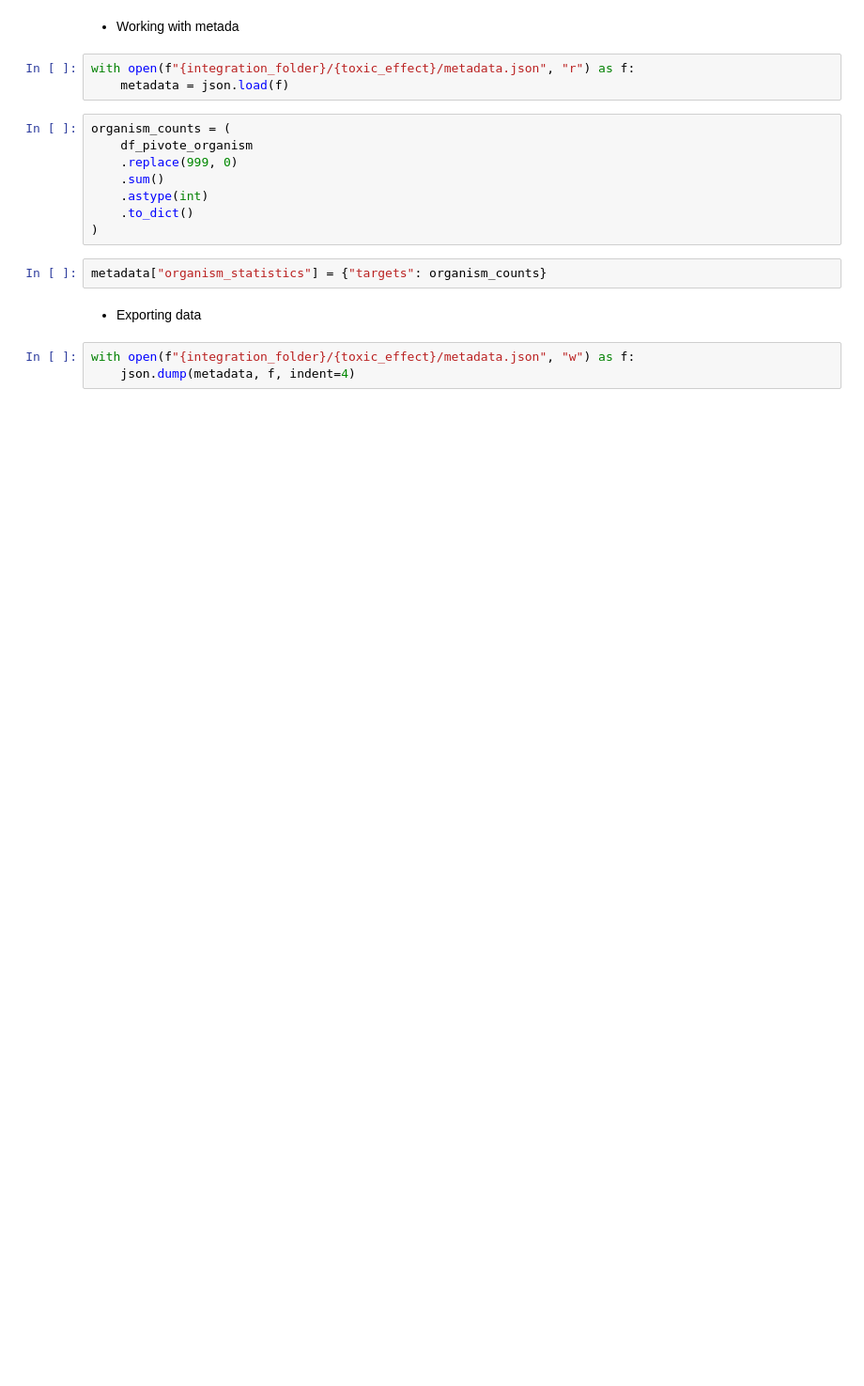
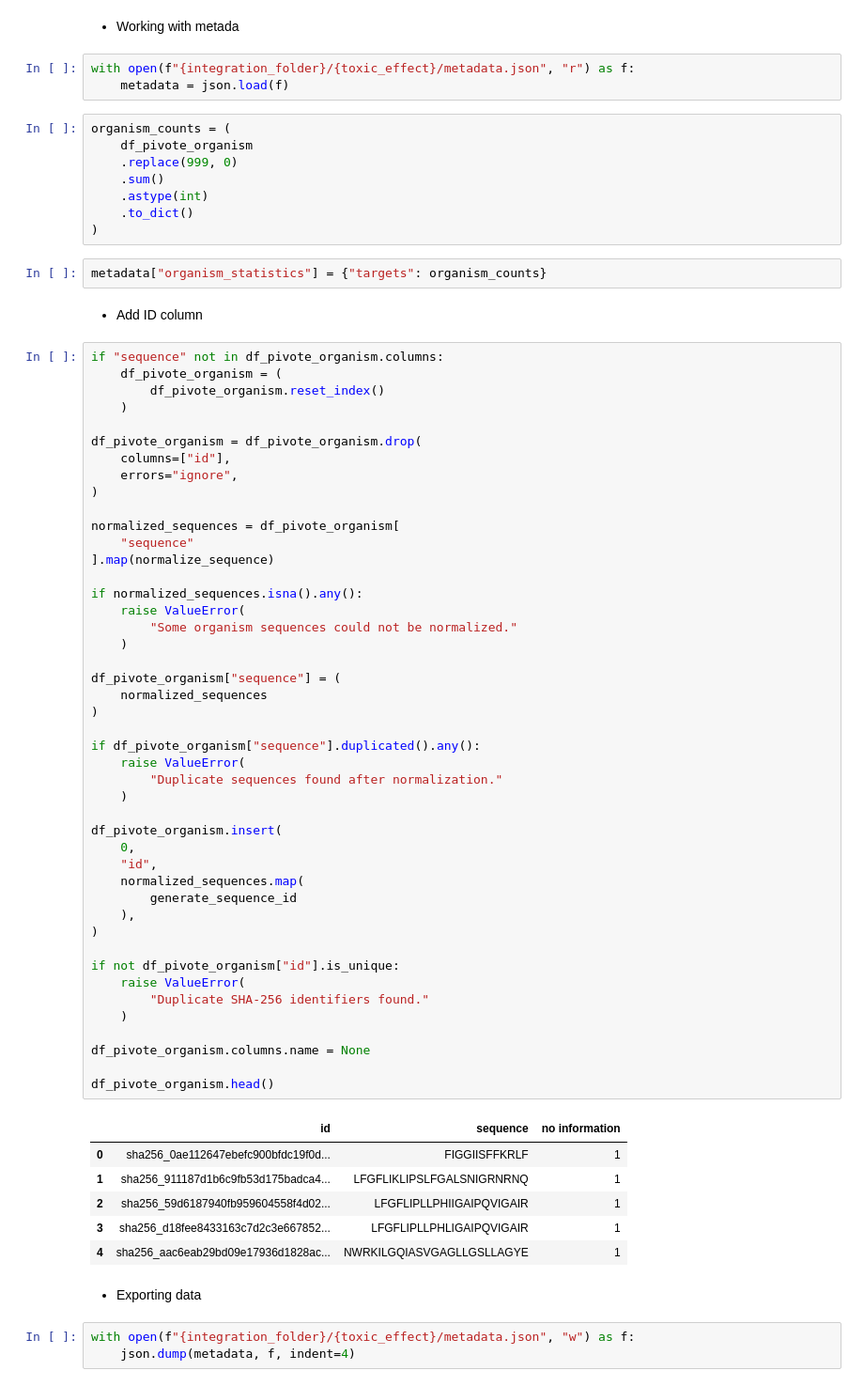
Before and after one commit to kren-ai-lab/maomao, a Jupyter notebook: notebooks_and_scripts/integrate_organism_data/combining_dataset_organism.ipynb, the cells around one changed output. Shown at 94% size. Saved outputs shown, nothing was run; the diff lists cells and outputs as text; blank space fills up the shorter version.

Commit message:
refactor: update evidence and organism integration workflows

```diff
--- a/notebooks_and_scripts/integrate_organism_data/combining_dataset_organism.ipynb
+++ b/notebooks_and_scripts/integrate_organism_data/combining_dataset_organism.ipynb
@@ -136,6 +120,60 @@ organism_counts = (
 )
 # %%
 metadata["organism_statistics"] = {"targets": organism_counts}
+# %% [markdown]
+- Add ID column
+# %%
+if "sequence" not in df_pivote_organism.columns:
+    df_pivote_organism = (
+        df_pivote_organism.reset_index()
+    )
+
+df_pivote_organism = df_pivote_organism.drop(
+    columns=["id"],
+    errors="ignore",
+)
+
+normalized_sequences = df_pivote_organism[
+    "sequence"
+].map(normalize_sequence)
+
+if normalized_sequences.isna().any():
+    raise ValueError(
+        "Some organism sequences could not be normalized."
+    )
+
+df_pivote_organism["sequence"] = (
+    normalized_sequences
+)
+
+if df_pivote_organism["sequence"].duplicated().any():
+    raise ValueError(
+        "Duplicate sequences found after normalization."
+    )
+
+df_pivote_organism.insert(
+    0,
+    "id",
+    normalized_sequences.map(
+        generate_sequence_id
+    ),
+)
+
+if not df_pivote_organism["id"].is_unique:
+    raise ValueError(
+        "Duplicate SHA-256 identifiers found."
+    )
+
+df_pivote_organism.columns.name = None
+
+df_pivote_organism.head()
+# %% [output]
+|  | id | sequence | no information |
+| 0 | sha256_0ae112647ebefc900bfdc19f0d... | FIGGIISFFKRLF | 1 |
+| 1 | sha256_911187d1b6c9fb53d175badca4... | LFGFLIKLIPSLFGALSNIGRNRNQ | 1 |
+| 2 | sha256_59d6187940fb959604558f4d02... | LFGFLIPLLPHIIGAIPQVIGAIR | 1 |
+| 3 | sha256_d18fee8433163c7d2c3e667852... | LFGFLIPLLPHLIGAIPQVIGAIR | 1 |
+| 4 | sha256_aac6eab29bd09e17936d1828ac... | NWRKILGQIASVGAGLLGSLLAGYE | 1 |
 # %% [markdown]
 - Exporting data
 # %%
```
Also changed, not shown: parts of 8 cells of this notebook, 1 other file.
